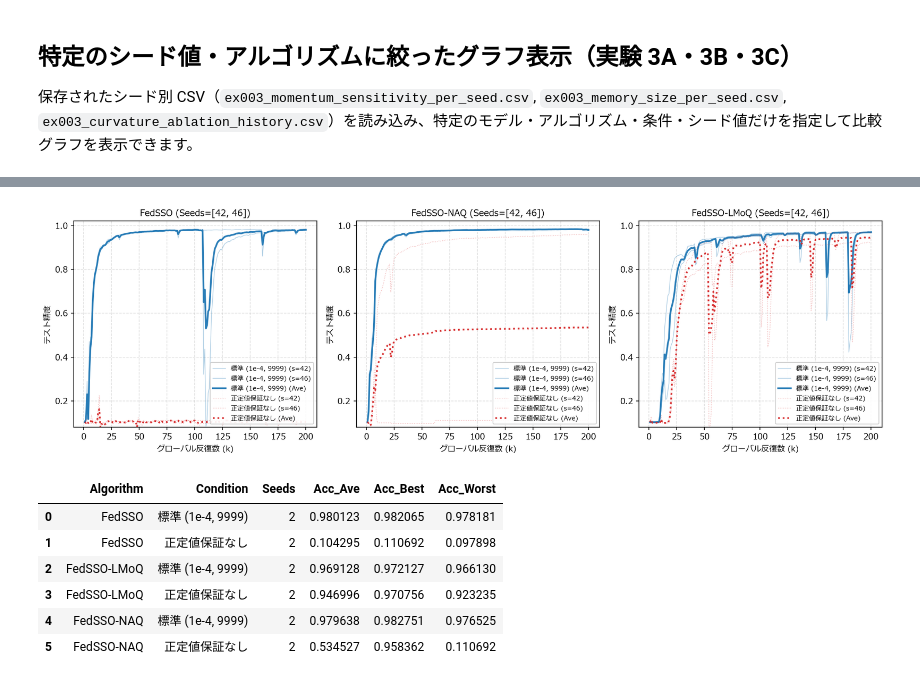
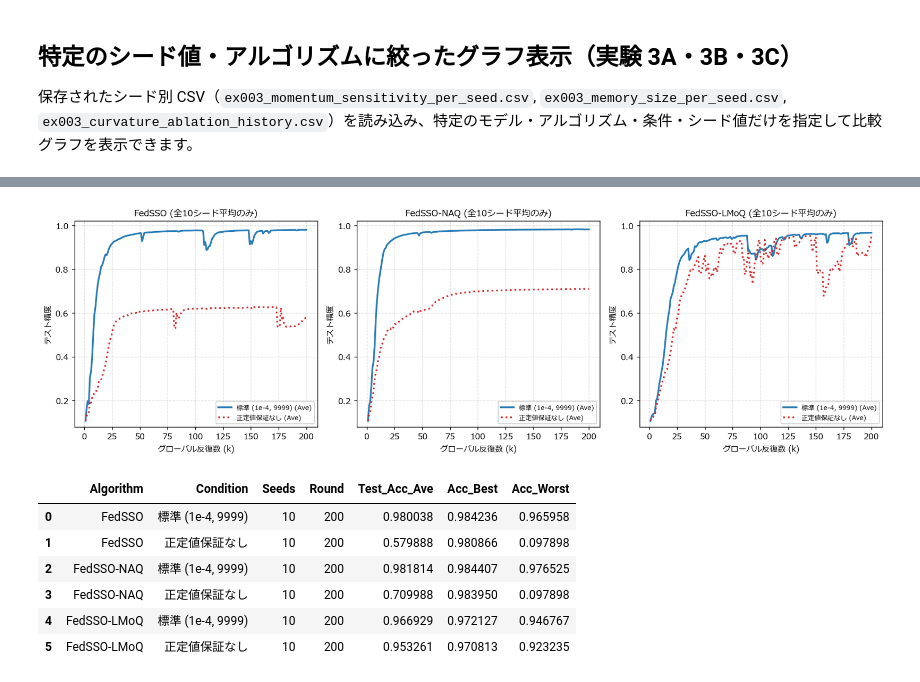
Before and after one commit to wsgames0w0/fedsso_moq, a Jupyter notebook: ex003/ex003.ipynb, the cells around one changed output, grey strips where cells are left out. Cells and saved outputs as stored; diff of their text form; code cells hidden in the pictures.

```diff
--- a/ex003/ex003.ipynb
+++ b/ex003/ex003.ipynb
@@ -442,28 +465,32 @@ df_3b_filtered
 # %%
 # ここを変更して特定のシード値・アルゴリズムのグラフを表示（実験 3C: 曲率クリッピング）
 # SELECTED_ALGOS_3C: ["FedSSO", "FedSSO-MoQ", "FedSSO-LMoQ", "FedSSO-MLMoQ", "FedSSO-NAQ", "FedSSO-LNAQ", "FedSSO-MLNAQ"] の部分集合または None
 # SELECTED_CONDITIONS_3C: ["標準 (1e-4, 9999)", "狭帯域 (1e-2, 500)", "過大上限 (1e-4, 1e7)", "正定値保証なし"] の部分集合または None
 # SELECTED_SEEDS_3C: [42, 43, ..., 51] の部分集合または None
 SELECTED_ALGOS_3C = ["FedSSO", "FedSSO-NAQ", "FedSSO-LMoQ"]
 SELECTED_CONDITIONS_3C = ["標準 (1e-4, 9999)", "正定値保証なし"]
-SELECTED_SEEDS_3C = [42, 46]
+SELECTED_SEEDS_3C = None    # None で全10シード対象（例: [42, 46] で特定シードに絞り込み）
 SHOW_MEAN_3C = True
+PLOT_MEAN_ONLY_3C = "auto"  # "auto": SELECTED_SEEDS_3C=None 時に平均線のみ描画 / True / False
+TABLE_MEAN_ONLY_3C = "auto" # "auto": SELECTED_SEEDS_3C=None 時に平均のみの行を出力 / True / False
 
 df_3c_filtered = plot_filtered_3c_ablation(
     selected_algos=SELECTED_ALGOS_3C,
     selected_conditions=SELECTED_CONDITIONS_3C,
     selected_seeds=SELECTED_SEEDS_3C,
     history_csv_path="../datasets/ex003_curvature_ablation_history.csv",
     log_dir="../datasets/ex003_curvature_logs",
     show_mean=SHOW_MEAN_3C,
+    plot_mean_only=PLOT_MEAN_ONLY_3C,
+    table_mean_only=TABLE_MEAN_ONLY_3C,
 )
 df_3c_filtered
 # %% [output]
-[figure, old version]
+[figure, new version]
-|  | Algorithm | Condition | Seeds | Acc_Ave | Acc_Best | Acc_Worst |
-| 0 | FedSSO | 標準 (1e-4, 9999) | 2 | 0.980123 | 0.982065 | 0.978181 |
-| 1 | FedSSO | 正定値保証なし | 2 | 0.104295 | 0.110692 | 0.097898 |
-| 2 | FedSSO-LMoQ | 標準 (1e-4, 9999) | 2 | 0.969128 | 0.972127 | 0.966130 |
-| 3 | FedSSO-LMoQ | 正定値保証なし | 2 | 0.946996 | 0.970756 | 0.923235 |
-| 4 | FedSSO-NAQ | 標準 (1e-4, 9999) | 2 | 0.979638 | 0.982751 | 0.976525 |
-| 5 | FedSSO-NAQ | 正定値保証なし | 2 | 0.534527 | 0.958362 | 0.110692 |
+|  | Algorithm | Condition | Seeds | Round | Test_Acc_Ave | Acc_Best | Acc_Worst |
+| 0 | FedSSO | 標準 (1e-4, 9999) | 10 | 200 | 0.980038 | 0.984236 | 0.965958 |
+| 1 | FedSSO | 正定値保証なし | 10 | 200 | 0.579888 | 0.980866 | 0.097898 |
+| 2 | FedSSO-NAQ | 標準 (1e-4, 9999) | 10 | 200 | 0.981814 | 0.984407 | 0.976525 |
+| 3 | FedSSO-NAQ | 正定値保証なし | 10 | 200 | 0.709988 | 0.983950 | 0.097898 |
+| 4 | FedSSO-LMoQ | 標準 (1e-4, 9999) | 10 | 200 | 0.966929 | 0.972127 | 0.946767 |
+| 5 | FedSSO-LMoQ | 正定値保証なし | 10 | 200 | 0.953261 | 0.970813 | 0.923235 |
```
Also changed, not shown: parts of 2 cells of this notebook, 5 other files.
